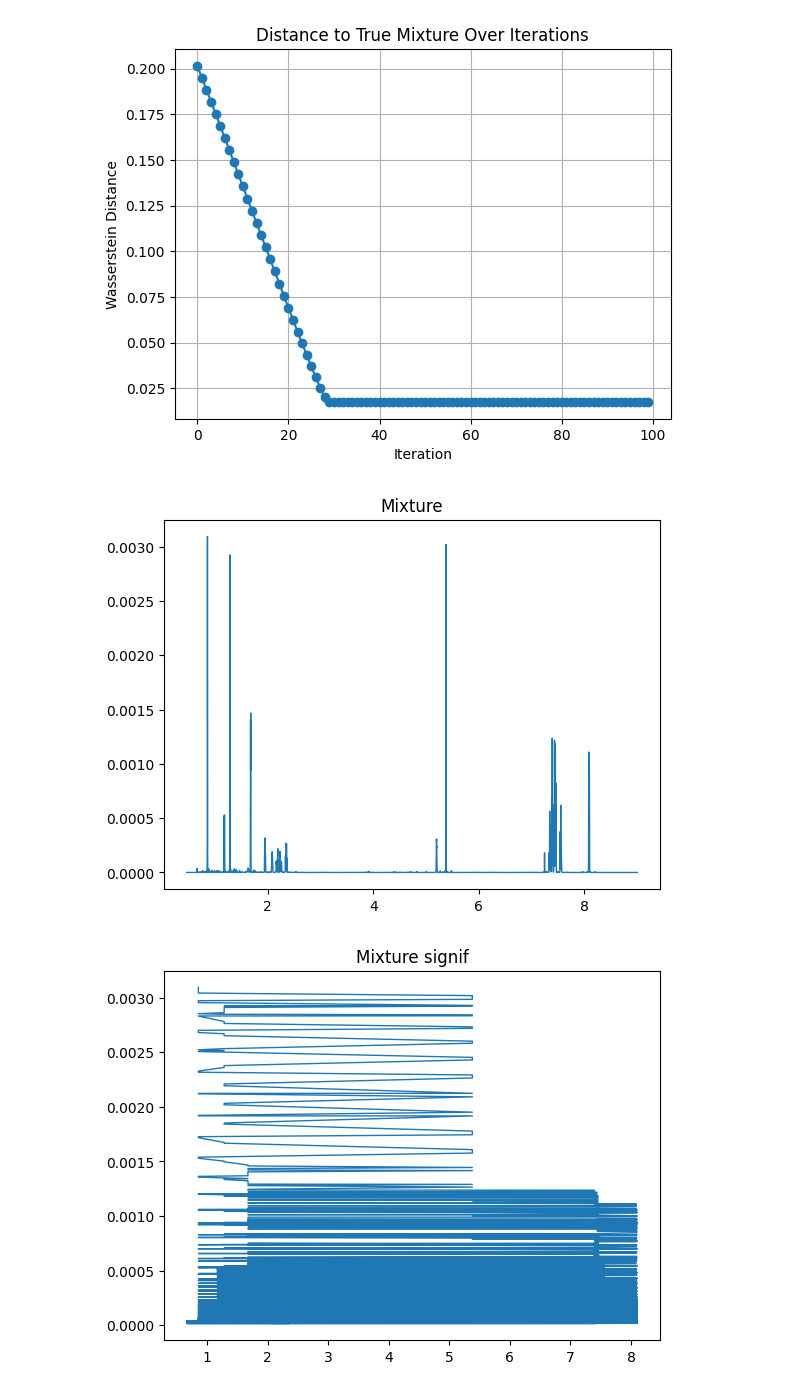
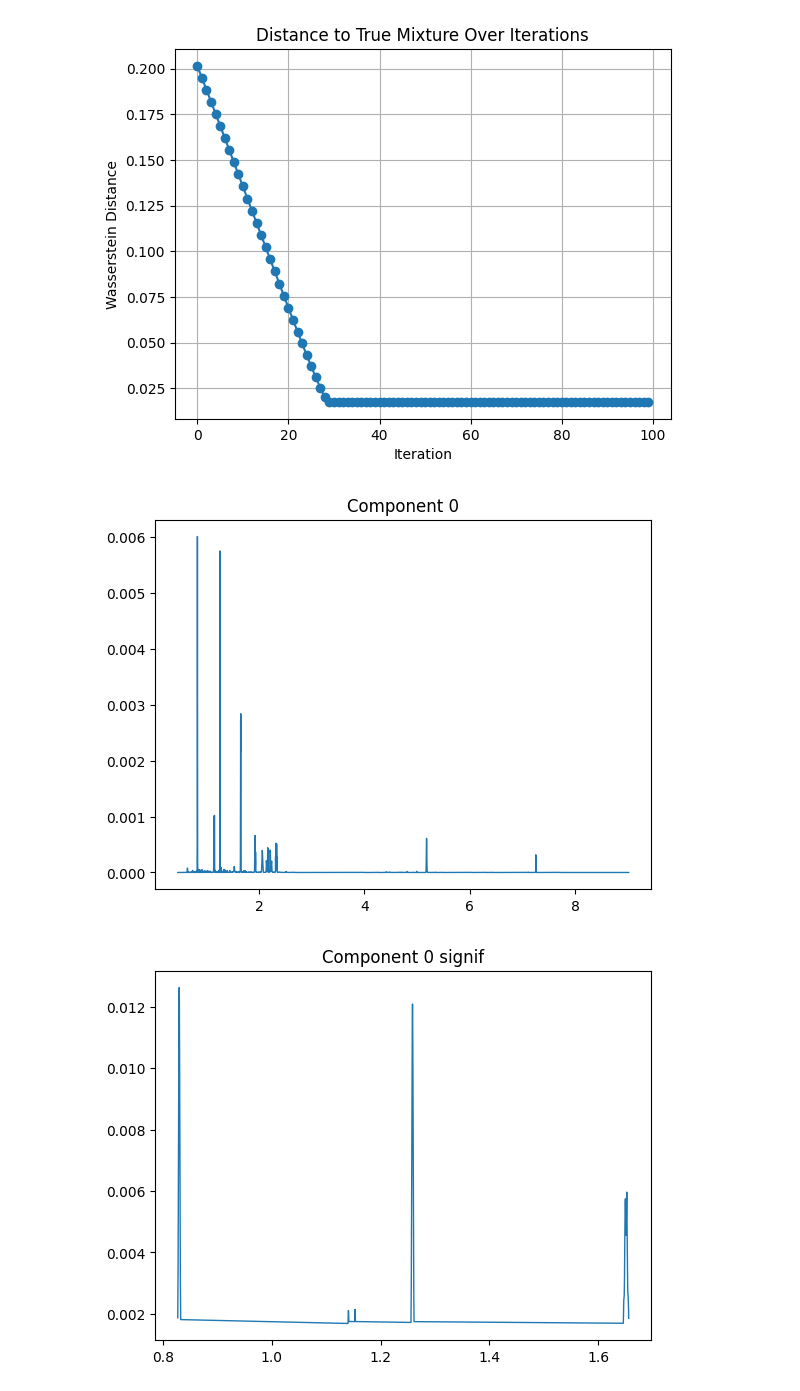
Before and after one commit to janwan2003/wasserstein, a Jupyter notebook: SimpleDecent/simple_decent.ipynb, the cells around one changed output. Saved outputs shown, nothing was run; the diff lists cells and outputs as text; code cells hidden in the pictures.

```diff
--- a/SimpleDecent/simple_decent.ipynb
+++ b/SimpleDecent/simple_decent.ipynb
@@ -349,37 +349,38 @@ plt.grid(True)
 plt.show()
 # %% [output]
 [figure]
-# %%
-import ot
-
-N = 2000
-
-def signif_features(spectrum, n_features):
-    spectrum_confs = sorted(spectrum.confs, key=lambda x: x[1], reverse=True)[:n_features]
-    spectrum_signif = spectrum.copy()
-    spectrum_signif.confs = spectrum_confs
-    spectrum.normalize()
-    return spectrum_signif
 # %%
+import ot
+
+N = 200
+
+def signif_features(spectrum, n_features):
+    spectrum_confs = sorted(spectrum.confs, key=lambda x: x[1], reverse=True)[:n_features]
+    spectrum_signif = NMRSpectrum(confs=spectrum_confs, protons=spectrum.protons)
+    spectrum_signif.normalize()
+    return spectrum_signif
+
 spectra_signif = [None] * 2
 spectra_signif[0] = signif_features(spectra[0], N)
 spectra_signif[1] = signif_features(spectra[1], N)
 mix_signif = signif_features(mix, 2*N)
 
+for i, sp in enumerate(spectra):
+    plt.title("Component " + str(i))
+    sp.plot(profile=True)
+    plt.title("Component " + str(i) + " signif")
+    spectra_signif[i].plot(profile=True)
+
 plt.title("Mixture")
 mix.plot(profile=True)
 plt.title("Mixture signif")
 mix_signif.plot(profile=True)
-for i, sp in enumerate(spectra):
-    plt.title("Component " + str(i))
-    sp.plot(profile=True)
-    plt.title("Component " + str(i) + " signif")
-    spectra_signif[0].plot(profile=True)
+
 given_p = np.array([0.5, 0.5])
 given_mix = Spectrum.ScalarProduct([spectra_signif[0], spectra_signif[1]], given_p)
 given_mix.normalize()
 plt.title("Mixed signif 50-50")
 given_mix.plot()
 # %% [output]
-[figure, old version]
+[figure, new version]
-[figure, old version]
+[figure, new version]
```
Also changed, not shown: parts of 5 cells of this notebook.
